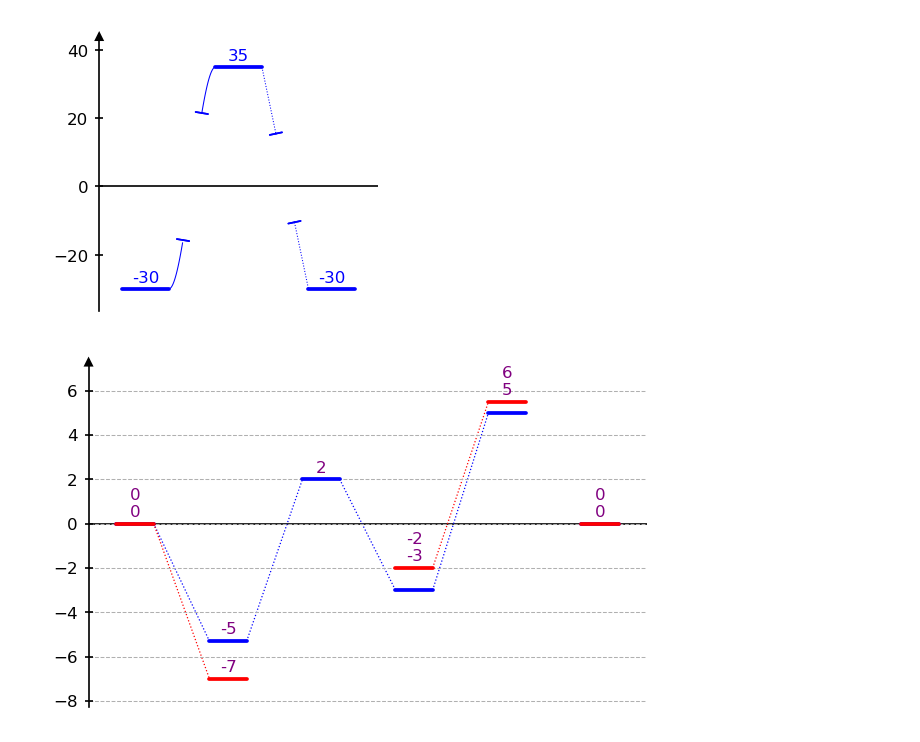
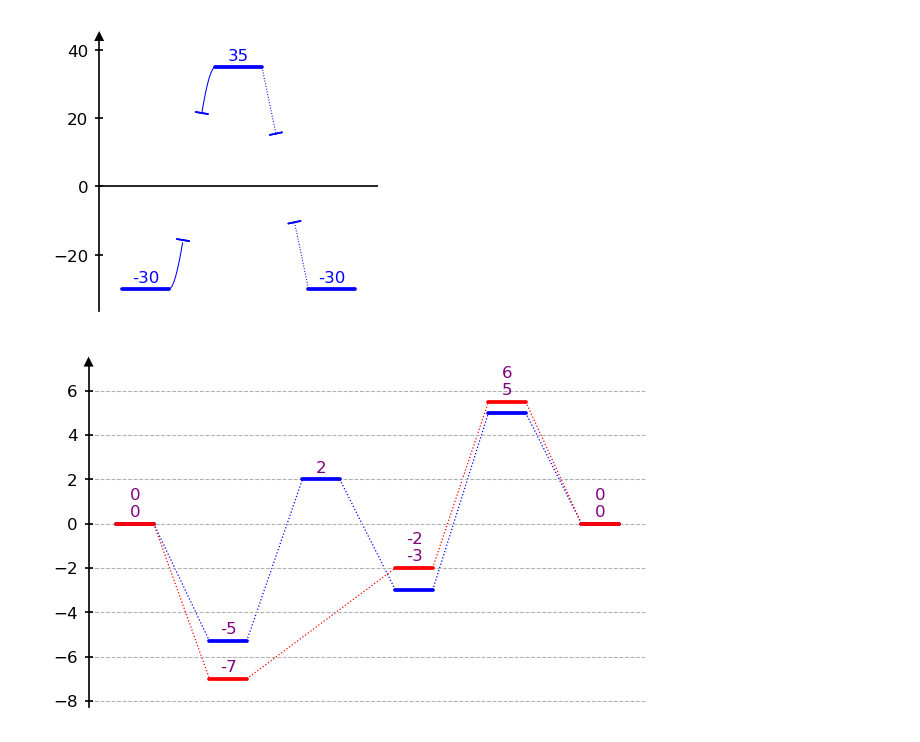
Before and after one commit to Tonner-Zech-Group/chem-diagrams, a Jupyter notebook: examples/test_use.ipynb, the cells around one changed output. Drawn from its saved outputs; the diff is of its cells as text; code cells hidden in the pictures.

Commit message:
Template passing changes

```diff
--- a/examples/test_use.ipynb
+++ b/examples/test_use.ipynb
@@ -311,26 +311,24 @@ dia.show()
 # %%
 from chemdiagrams import EnergyDiagram
 from chemdiagrams.templates.example_template import ExampleTemplate
 
 dia = EnergyDiagram(
-    template=ExampleTemplate
+    template=ExampleTemplate()
 )
 dia.draw_path(
     x_data=[0,1,2,3,4,5],
     y_data=[0,-5.3,2,-3,5,0],
     color='blue',
-    linetypes=[1,1,1,1,0]
 )
 dia.draw_path(
     x_data=[0,1,3,4,5],
     y_data=[0,-7,-2,5.5,0],
     color='red',
-    linetypes=[1,0,1,0]
 )
+dia.add_numbers_auto()
 
-dia.add_numbers_auto()
 dia = ExampleTemplate.color_all_numbers(dia, "purple")
 
 dia.show()
 # %% [output]
-[figure, old version]
+[figure, new version]
```
Also changed, not shown: 6 other files.
